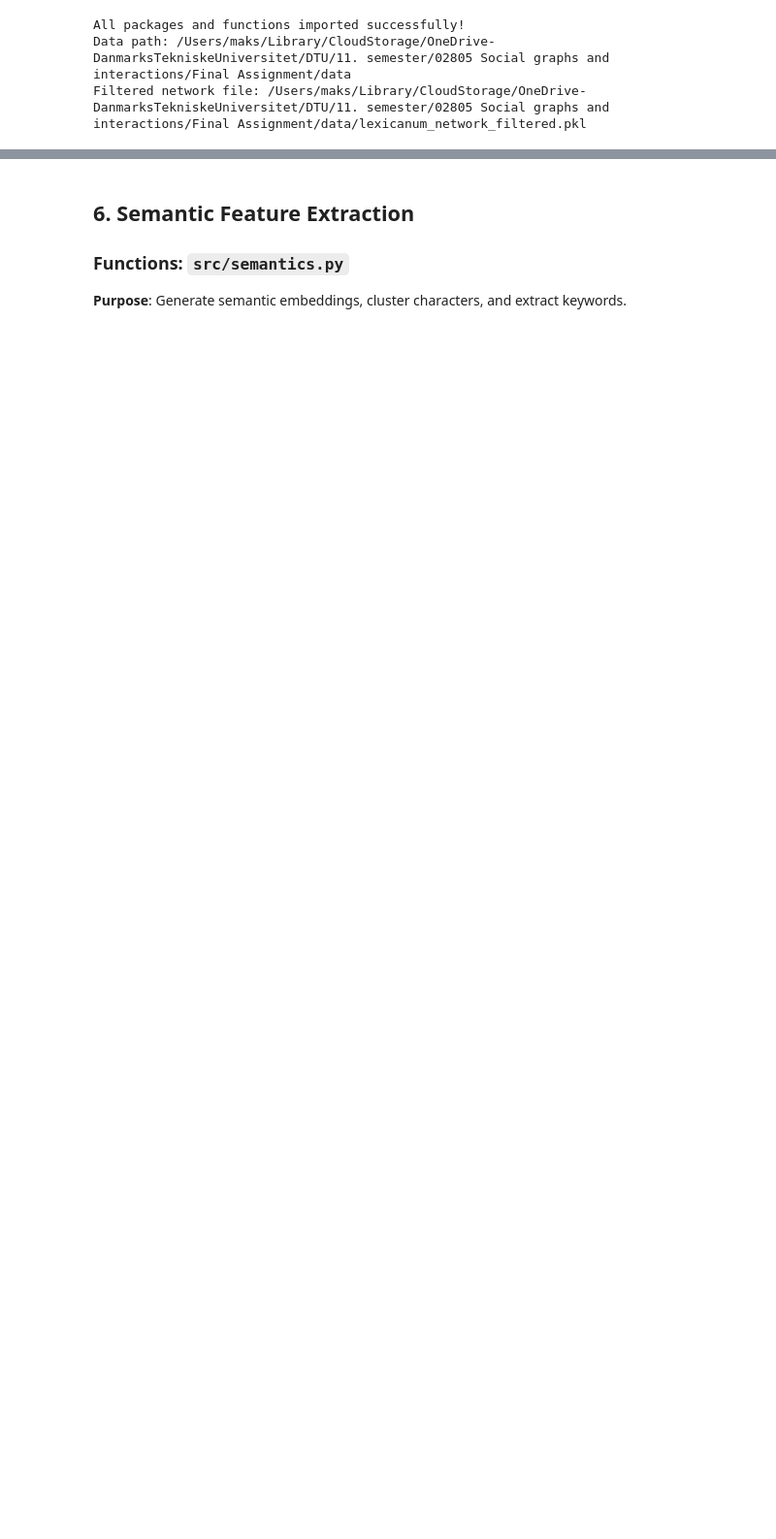
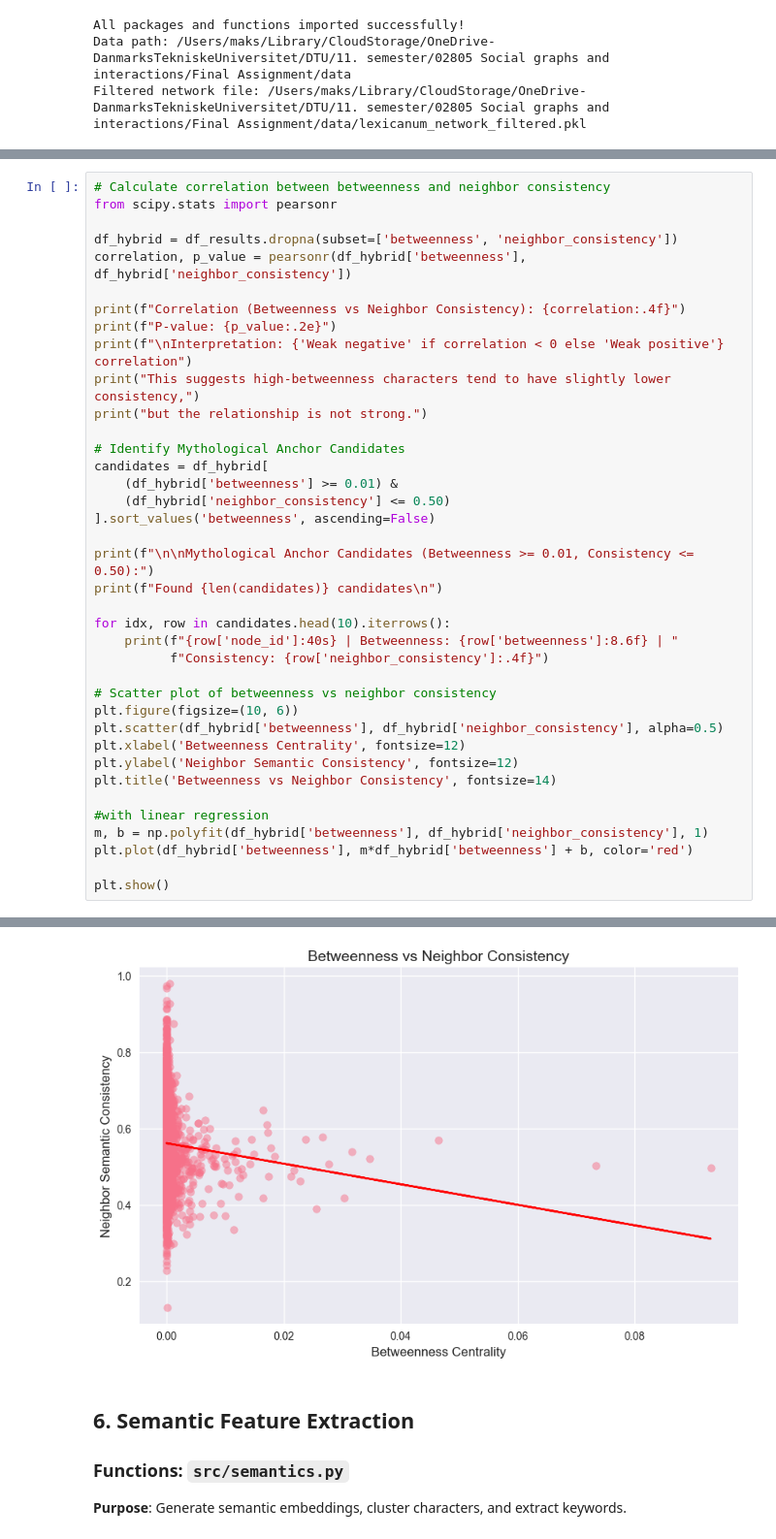
Before and after one commit to makssuppras1/SocialGraphsWH40K, a Jupyter notebook: Handin_Explainer_Notebook.ipynb, the cells around one changed output, grey strips where cells are left out. Shown at 97% size. Cells and saved outputs as stored; diff of their text form; blank space fills up the shorter version.

Commit message:
Added a few images

```diff
--- a/Handin_Explainer_Notebook.ipynb
+++ b/Handin_Explainer_Notebook.ipynb
@@ -290,0 +350,39 @@ Emperor of Mankind     0.073379
+# %%
+# Calculate correlation between betweenness and neighbor consistency
+from scipy.stats import pearsonr
+
+df_hybrid = df_results.dropna(subset=['betweenness', 'neighbor_consistency'])
+correlation, p_value = pearsonr(df_hybrid['betweenness'], df_hybrid['neighbor_consistency'])
+
+print(f"Correlation (Betweenness vs Neighbor Consistency): {correlation:.4f}")
+print(f"P-value: {p_value:.2e}")
+print(f"\nInterpretation: {'Weak negative' if correlation < 0 else 'Weak positive'} correlation")
+print("This suggests high-betweenness characters tend to have slightly lower consistency,")
+print("but the relationship is not strong.")
+
+# Identify Mythological Anchor Candidates
+candidates = df_hybrid[
+    (df_hybrid['betweenness'] >= 0.01) &
+    (df_hybrid['neighbor_consistency'] <= 0.50)
+].sort_values('betweenness', ascending=False)
+
+print(f"\n\nMythological Anchor Candidates (Betweenness >= 0.01, Consistency <= 0.50):")
+print(f"Found {len(candidates)} candidates\n")
+
+for idx, row in candidates.head(10).iterrows():
+    print(f"{row['node_id']:40s} | Betweenness: {row['betweenness']:8.6f} | "
+          f"Consistency: {row['neighbor_consistency']:.4f}")
+
+# Scatter plot of betweenness vs neighbor consistency
+plt.figure(figsize=(10, 6))
+plt.scatter(df_hybrid['betweenness'], df_hybrid['neighbor_consistency'], alpha=0.5)
+plt.xlabel('Betweenness Centrality', fontsize=12)
+plt.ylabel('Neighbor Semantic Consistency', fontsize=12)
+plt.title('Betweenness vs Neighbor Consistency', fontsize=14)
+
+#with linear regression
+m, b = np.polyfit(df_hybrid['betweenness'], df_hybrid['neighbor_consistency'], 1)
+plt.plot(df_hybrid['betweenness'], m*df_hybrid['betweenness'] + b, color='red')
+
+plt.show()
+# %% [output]
@@ -291,3 +406,4 @@ Emperor of Mankind     0.073379
+[figure, added]
 # %% [markdown]
 <a id='phase2'></a>
 ## 6. Semantic Feature Extraction
```
Also changed, not shown: parts of 41 cells of this notebook, 15 other files.
